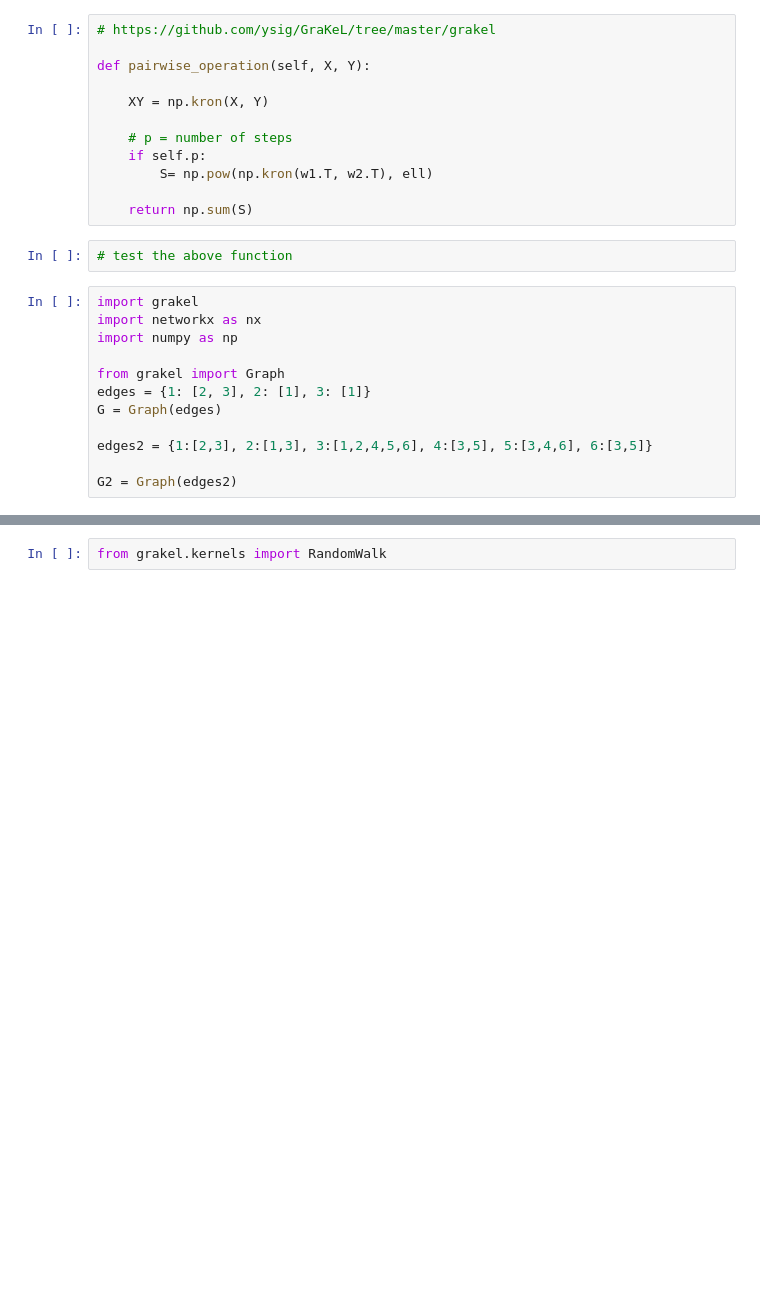
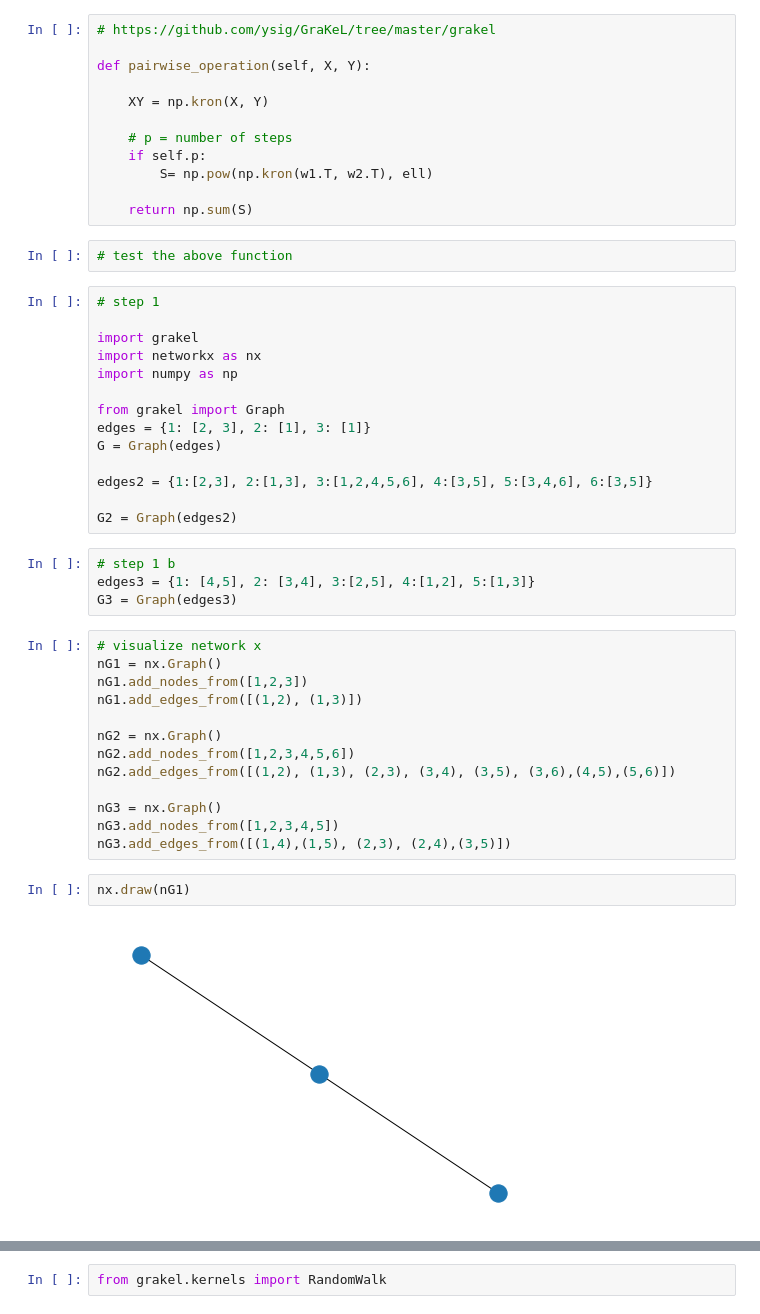
Before and after one commit to siantist/graph_mining, a Jupyter notebook: grakel/nbs/nb1.ipynb, the cells around one changed output, grey strips where cells are left out. Drawn from its saved outputs; the diff is of its cells as text; blank space fills up the shorter version.

```diff
--- a/grakel/nbs/nb1.ipynb
+++ b/grakel/nbs/nb1.ipynb
@@ -61,6 +61,8 @@ def pairwise_operation(self, X, Y):
 # %%
 # test the above function
 # %%
+# step 1
+
 import grakel
 import networkx as nx
 import numpy as np
@@ -72,3 +74,24 @@ G = Graph(edges)
 edges2 = {1:[2,3], 2:[1,3], 3:[1,2,4,5,6], 4:[3,5], 5:[3,4,6], 6:[3,5]}
 
 G2 = Graph(edges2)
+# %%
+# step 1 b
+edges3 = {1: [4,5], 2: [3,4], 3:[2,5], 4:[1,2], 5:[1,3]}
+G3 = Graph(edges3)
+# %%
+# visualize network x
+nG1 = nx.Graph()
+nG1.add_nodes_from([1,2,3])
+nG1.add_edges_from([(1,2), (1,3)])
+
+nG2 = nx.Graph()
+nG2.add_nodes_from([1,2,3,4,5,6])
+nG2.add_edges_from([(1,2), (1,3), (2,3), (3,4), (3,5), (3,6),(4,5),(5,6)])
+
+nG3 = nx.Graph()
+nG3.add_nodes_from([1,2,3,4,5])
+nG3.add_edges_from([(1,4),(1,5), (2,3), (2,4),(3,5)])
+# %%
+nx.draw(nG1)
+# %% [output]
+[figure, added]
```
Also changed, not shown: parts of 15 cells of this notebook.
